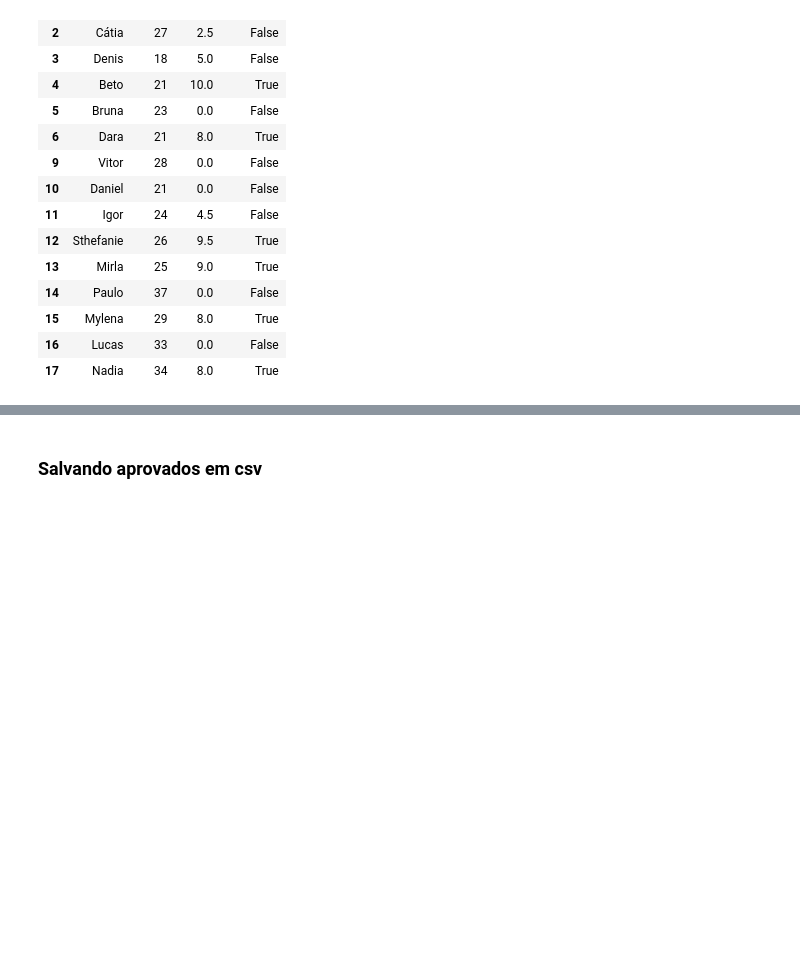
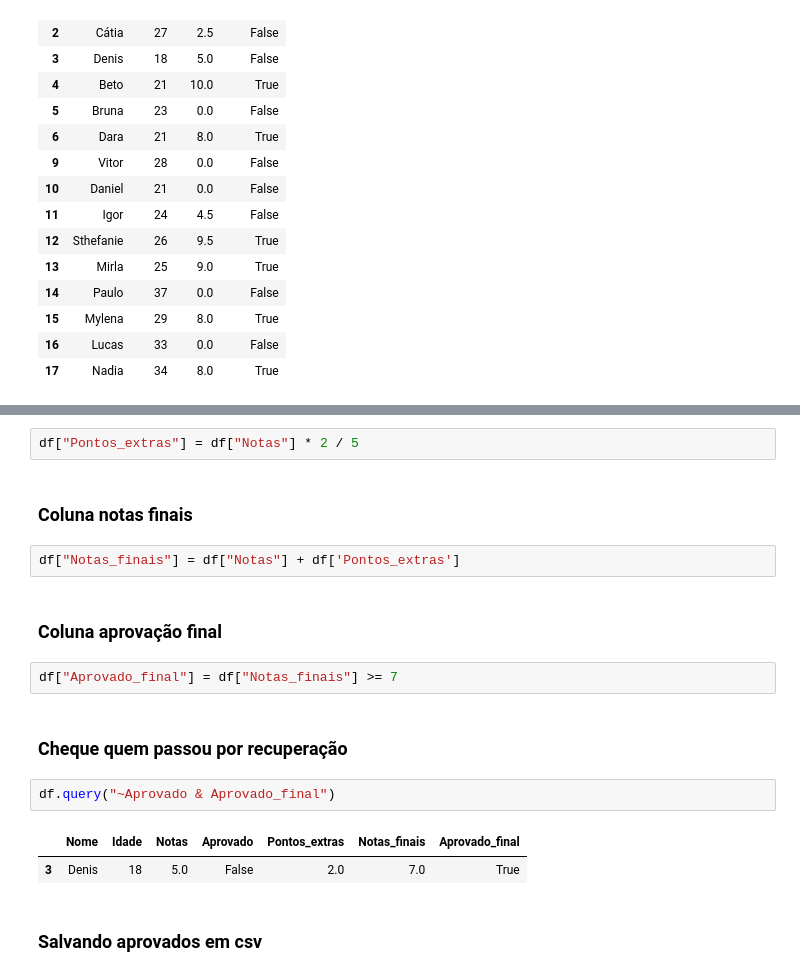
Before and after one commit to ruantos/python-para-data, a Jupyter notebook: alunos.ipynb, the cells around one changed output, grey strips where cells are left out. Cells and saved outputs as stored; diff of their text form; blank space fills up the shorter version.

Commit message:
Adiciona colunas numéricas e categóricas acerca da situação dos alunos

```diff
--- a/alunos.ipynb
+++ b/alunos.ipynb
@@ -145,3 +147,20 @@ df.replace({'Notas': {7: 8}})
+# %%
+df["Pontos_extras"] = df["Notas"] * 2 / 5
+# %% [markdown]
+### Coluna notas finais
+# %%
+df["Notas_finais"] = df["Notas"] + df['Pontos_extras']
+# %% [markdown]
+### Coluna aprovação final
+# %%
+df["Aprovado_final"] = df["Notas_finais"] >= 7
+# %% [markdown]
+### Cheque quem passou por recuperação
+# %%
+df.query("~Aprovado & Aprovado_final")
+# %% [output]
+|  | Nome | Idade | Notas | Aprovado | Pontos_extras | Notas_finais | Aprovado_final |
+| 3 | Denis | 18 | 5.0 | False | 2.0 | 7.0 | True |
 # %% [markdown]
 ### Salvando aprovados em csv
 # %%
```
Also changed, not shown: parts of 1 cell of this notebook.
